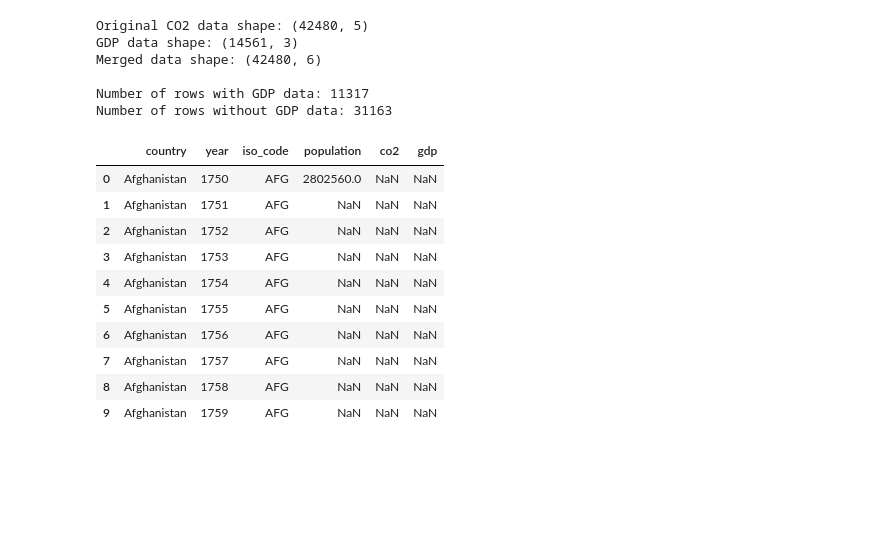
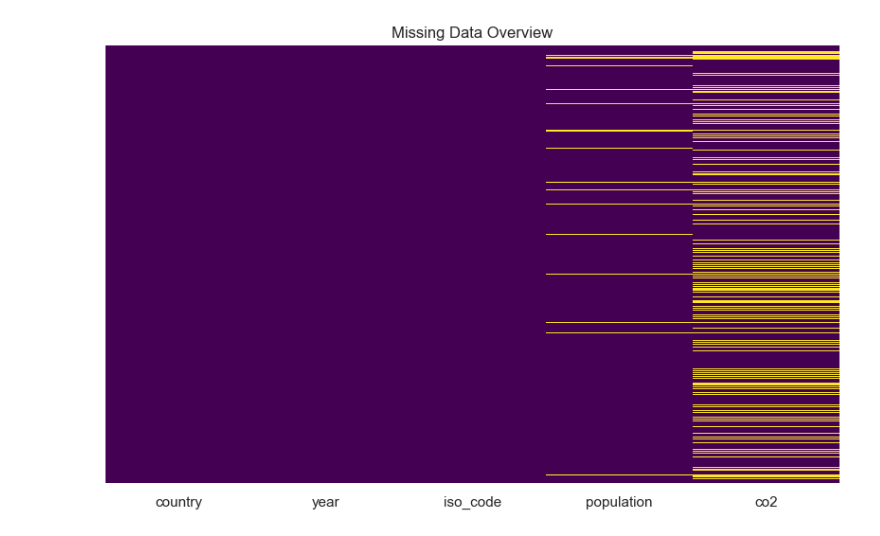
Before and after one commit to fabianfrank-dev/carbon_analysis, a Jupyter notebook: processor.ipynb, the cells around one changed output. Saved outputs shown, nothing was run; the diff lists cells and outputs as text; code cells hidden in the pictures; blank space fills up the shorter version.

Commit message:
Changed the documentation a bit and added some first analysis plots

```diff
--- a/processor.ipynb
+++ b/processor.ipynb
@@ -19,4 +82,6 @@ Then we remove continents and other subgroups, which could screw with our analys
 # %%
+df = pd.read_csv('data/co2_data.csv')
+
 # choose what columns to keep (can be changed, but this is the most important)
 selected_columns = ['country', 'year', 'iso_code', 'population', 'co2']
 
@@ -25,3 +90,6 @@ df = df[selected_columns].copy()
 
 # remove entries with no iso code(Continents and other groups)
 df = df[df['iso_code'].notna() & (df['iso_code'].str.strip() != '')]
+df = df[df['year'] > 1900]
+
+df
@@ -71,37 +228,17 @@ We'll merge the two datasets on `iso_code` and `year`. This will combine the CO2
 # %%
-# merge the datasets on iso_code and year
+# merge the datasets on iso_code and year, append gdp to the right
 merged_df = df.merge(
     gdp_long,
     on=['iso_code', 'year'],
-    how='left',  # keep all CO2 data, add GDP where available
+    how='left',
     suffixes=('_co2', '_gdp')
 )
 
-# check the merge results
-print(f"Original CO2 data shape: {df.shape}")
-print(f"GDP data shape: {gdp_long.shape}")
-print(f"Merged data shape: {merged_df.shape}")
-print(f"\nNumber of rows with GDP data: {merged_df['gdp'].notna().sum()}")
-print(f"Number of rows without GDP data: {merged_df['gdp'].isna().sum()}")
-
-# display first few rows
-merged_df.head(10)
+# show the dataframe as heatmap to see where we have missing values
+plt.figure(figsize=(10, 6))
+sns.heatmap(df.isnull(), yticklabels=False, cbar=False, cmap='viridis')
+plt.title("Missing Data Overview")
+plt.show()
 # %% [output]
-Original CO2 data shape: (42480, 5)
-GDP data shape: (14561, 3)
-Merged data shape: (42480, 6)
-
-Number of rows with GDP data: 11317
-Number of rows without GDP data: 31163
-|  | country | year | iso_code | population | co2 | gdp |
-| 0 | Afghanistan | 1750 | AFG | 2802560.0 | NaN | NaN |
-| 1 | Afghanistan | 1751 | AFG | NaN | NaN | NaN |
-| 2 | Afghanistan | 1752 | AFG | NaN | NaN | NaN |
-| 3 | Afghanistan | 1753 | AFG | NaN | NaN | NaN |
-| 4 | Afghanistan | 1754 | AFG | NaN | NaN | NaN |
-| 5 | Afghanistan | 1755 | AFG | NaN | NaN | NaN |
-| 6 | Afghanistan | 1756 | AFG | NaN | NaN | NaN |
-| 7 | Afghanistan | 1757 | AFG | NaN | NaN | NaN |
-| 8 | Afghanistan | 1758 | AFG | NaN | NaN | NaN |
-| 9 | Afghanistan | 1759 | AFG | NaN | NaN | NaN |
+[figure, added]
 # %% [markdown]
```
Also changed, not shown: parts of 13 cells of this notebook.
